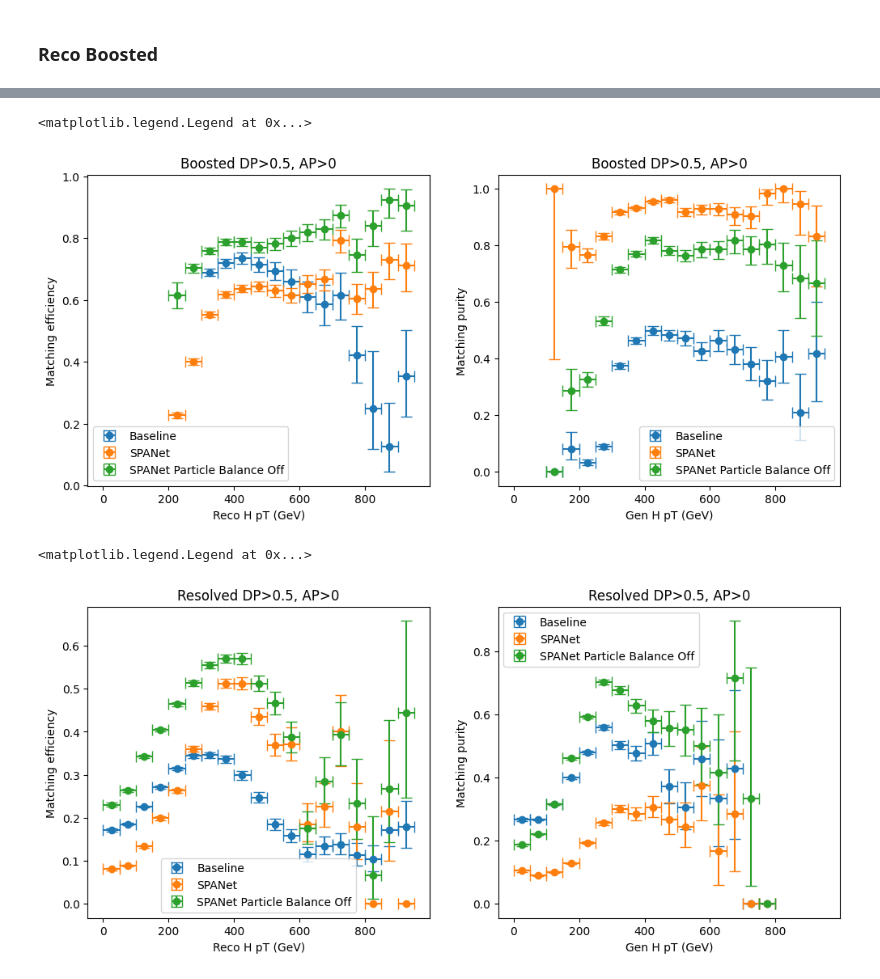
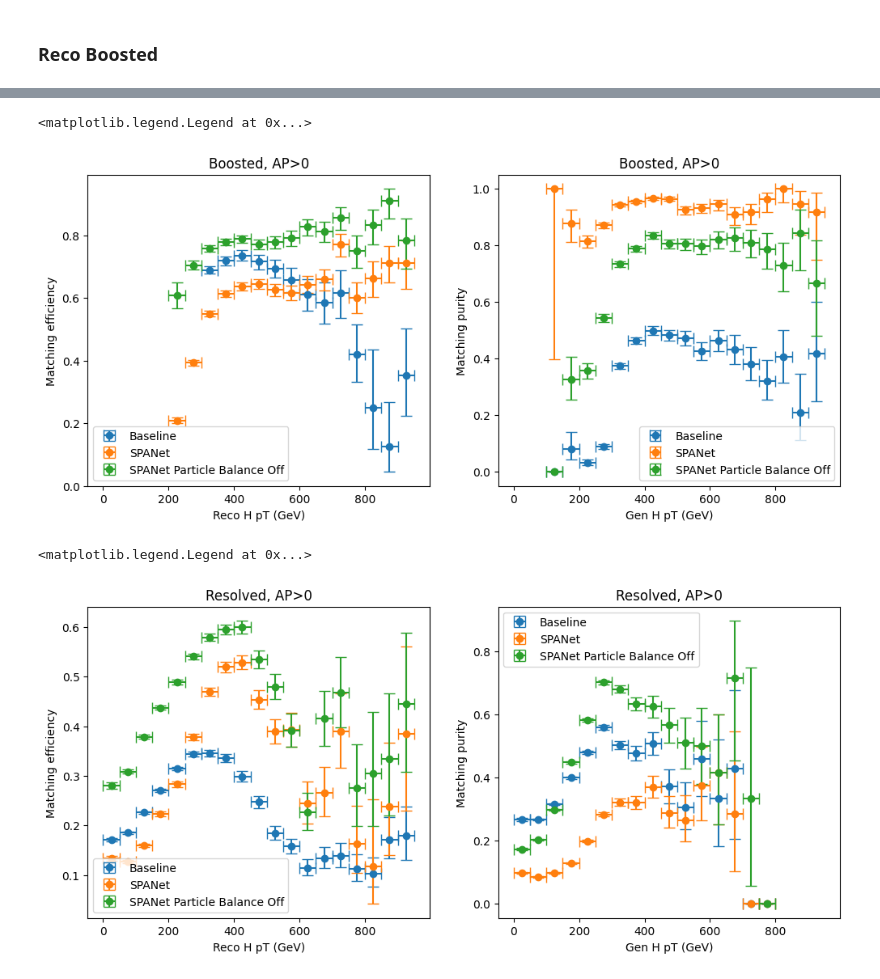
Before and after one commit to ucsd-hep-ex/hhh, a Jupyter notebook: notebooks/dev/Non-cut predictions.ipynb, the cells around one changed output, grey strips where cells are left out. Saved outputs shown, nothing was run; the diff lists cells and outputs as text; code cells hidden in the pictures.

```diff
--- a/notebooks/dev/Non-cut predictions.ipynb
+++ b/notebooks/dev/Non-cut predictions.ipynb
@@ -346,7 +381,7 @@ def gen_target_h_LUT(b1_ps_passed, b2_ps_passed, b1_ts_selected, b2_ts_selected,
         builder.end_list()
     return builder
 # %%
-def parse_resolved_w_target(testfile, predfile, dp_cut=0.5, fjs_reco=None):
+def parse_resolved_w_target(testfile, predfile, fjs_reco=None):
     # h pt
     h1_pt = np.array(testfile['TARGETS']['h1']['pt'])
     h2_pt = np.array(testfile['TARGETS']['h2']['pt'])
@@ -421,9 +456,11 @@ def parse_resolved_w_target(testfile, predfile, dp_cut=0.5, fjs_reco=None):
 
     # convert some numpy arrays to ak arrays
     dps = np.concatenate((dp_h1.reshape(-1, 1), dp_h2.reshape(-1, 1), dp_h3.reshape(-1, 1)), axis=1)
-    dps = ak.Array(dps)
+    # dps = ak.Array(dps)
     aps = np.concatenate((ap_h1.reshape(-1, 1), ap_h2.reshape(-1, 1), ap_h3.reshape(-1, 1)), axis=1)
-    aps = ak.Array(aps)
+    # aps = ak.Array(aps)
+
+    dps = reset_collision_dp(dps, aps)
 
     b1_ps = np.concatenate((b1_h1_p.reshape(-1, 1), b1_h2_p.reshape(-1, 1), b1_h3_p.reshape(-1, 1)), axis=1)
     b1_ps = ak.Array(b1_ps)
@@ -441,7 +478,9 @@ def parse_resolved_w_target(testfile, predfile, dp_cut=0.5, fjs_reco=None):
 
     # select predictions and targets
     b1_ts_selected, b2_ts_selected, targetH_selected_pts, bi_cat_H_selected = sel_target_h_by_mask(b1_ts, b2_ts, h_pts, bi_cat_H, h_masks)
-    b1_ps_selected, b2_ps_selected = sel_pred_h_by_dp(dps, aps, b1_ps, b2_ps, dp_cut=dp_cut)
+    b1_ps_selected, b2_ps_selected = sel_pred_h_by_dp_ap(dps, aps, b1_ps, b2_ps)
+    print(b1_ps_selected)
+    print(b2_ps_selected)
 
     # find jets that are overlapped with reco boosted Higgs
     if fjs_reco is None:
@@ -535,4 +569,4 @@ dp_cut=0.5
 # %%
-LUT_boosted_pred_spanet, LUT_boosted_target_spanet, fjs_reco_spanet = parse_boosted_w_target(test_h5, s_h5, dp_cut=dp_cut)
-LUT_resolved_pred_spanet, LUT_resolved_target_spanet, _ = parse_resolved_w_target(test_h5, s_h5, dp_cut=dp_cut, fjs_reco=None)
-LUT_resolved_wOR_pred_spanet, LUT_resolved_wOR_target_spanet, _ = parse_resolved_w_target(test_h5, s_h5, dp_cut=dp_cut, fjs_reco=fjs_reco_spanet)
+LUT_boosted_pred_spanet, LUT_boosted_target_spanet, fjs_reco_spanet = parse_boosted_w_target(test_h5, s_h5)
+LUT_resolved_pred_spanet, LUT_resolved_target_spanet, _ = parse_resolved_w_target(test_h5, s_h5, fjs_reco=None)
+LUT_resolved_wOR_pred_spanet, LUT_resolved_wOR_target_spanet, _ = parse_resolved_w_target(test_h5, s_h5, fjs_reco=fjs_reco_spanet)
@@ -539,4 +590,4 @@ LUT_resolved_wOR_pred_spanet, LUT_resolved_wOR_target_spanet, _ = parse_resolved
 # %%
-LUT_boosted_pred_pb, LUT_boosted_target_pb, fjs_reco_pb = parse_boosted_w_target(test_h5, pb_h5, dp_cut=dp_cut)
-LUT_resolved_pred_pb, LUT_resolved_target_pb, _ = parse_resolved_w_target(test_h5, pb_h5, dp_cut=dp_cut, fjs_reco=None)
-LUT_resolved_wOR_pred_pb, LUT_resolved_wOR_target_pb, _ = parse_resolved_w_target(test_h5, pb_h5, dp_cut=dp_cut, fjs_reco=fjs_reco_pb)
+LUT_boosted_pred_pb, LUT_boosted_target_pb, fjs_reco_pb = parse_boosted_w_target(test_h5, pb_h5)
+LUT_resolved_pred_pb, LUT_resolved_target_pb, _ = parse_resolved_w_target(test_h5, pb_h5, fjs_reco=None)
+LUT_resolved_wOR_pred_pb, LUT_resolved_wOR_target_pb, _ = parse_resolved_w_target(test_h5, pb_h5, fjs_reco=fjs_reco_pb)
@@ -543,4 +611,4 @@ LUT_resolved_wOR_pred_pb, LUT_resolved_wOR_target_pb, _ = parse_resolved_w_targe
 # %%
-LUT_boosted_pred_base, LUT_boosted_target_base, fjs_reco_base = parse_boosted_w_target(test_h5, b_h5, dp_cut=dp_cut)
-LUT_resolved_pred_base, LUT_resolved_target_base, _ = parse_resolved_w_target(test_h5, b_h5, dp_cut=dp_cut, fjs_reco=None)
-LUT_resolved_wOR_pred_base, LUT_resolved_wOR_target_base, _ = parse_resolved_w_target(test_h5, b_h5, dp_cut=dp_cut, fjs_reco=fjs_reco_base)
+LUT_boosted_pred_base, LUT_boosted_target_base, fjs_reco_base = parse_boosted_w_target(test_h5, b_h5)
+LUT_resolved_pred_base, LUT_resolved_target_base, _ = parse_resolved_w_target(test_h5, b_h5, fjs_reco=None)
+LUT_resolved_wOR_pred_base, LUT_resolved_wOR_target_base, _ = parse_resolved_w_target(test_h5, b_h5, fjs_reco=fjs_reco_base)
@@ -591,13 +676,13 @@ ax[1].errorbar(x=bin_centers, y=pur_b, xerr=xerr, yerr=purerr_b, fmt='o', capsiz
 ax[1].errorbar(x=bin_centers, y=pur_s, xerr=xerr, yerr=purerr_s, fmt='o', capsize=5, label='SPANet')
 ax[1].errorbar(x=bin_centers, y=pur_pb, xerr=xerr, yerr=purerr_pb, fmt='o', capsize=5, label='SPANet Particle Balance Off')
 
-ax[0].set(xlabel=r"Reco H pT (GeV)", ylabel=r"Matching efficiency", title=f"Boosted DP>{dp_cut}, AP>0")
-ax[1].set(xlabel=r"Gen H pT (GeV)", ylabel=r"Matching purity", title=f"Boosted DP>{dp_cut}, AP>0")
+ax[0].set(xlabel=r"Reco H pT (GeV)", ylabel=r"Matching efficiency", title=f"Boosted, AP>0")
+ax[1].set(xlabel=r"Gen H pT (GeV)", ylabel=r"Matching purity", title=f"Boosted, AP>0")
 ax[0].legend()
 ax[1].legend()
 # %% [output]
 <matplotlib.legend.Legend at 0x...>
-[figure, old version]
+[figure, new version]
 # %%
 eff_s, efferr_s = calc_eff(None, LUT_resolved_pred_spanet, bins)
 pur_s, purerr_s = calc_pur(None, LUT_resolved_target_spanet, bins)
@@ -610,18 +695,18 @@ pur_pb, purerr_pb = calc_pur(None, LUT_resolved_target_pb, bins)
 # %%
 fig, ax = plt.subplots(1, 2, figsize=(12, 5))
 
 ax[0].errorbar(x=bin_centers, y=eff_b, xerr=xerr, yerr=efferr_b, fmt='o', capsize=5, label='Baseline')
 ax[0].errorbar(x=bin_centers, y=eff_s, xerr=xerr, yerr=efferr_s, fmt='o', capsize=5, label='SPANet')
 ax[0].errorbar(x=bin_centers, y=eff_pb, xerr=xerr, yerr=efferr_pb, fmt='o', capsize=5, label='SPANet Particle Balance Off')
 
 ax[1].errorbar(x=bin_centers, y=pur_b, xerr=xerr, yerr=purerr_b, fmt='o', capsize=5, label='Baseline')
 ax[1].errorbar(x=bin_centers, y=pur_s, xerr=xerr, yerr=purerr_s, fmt='o', capsize=5, label='SPANet')
 ax[1].errorbar(x=bin_centers, y=pur_pb, xerr=xerr, yerr=purerr_pb, fmt='o', capsize=5, label='SPANet Particle Balance Off')
 
-ax[0].set(xlabel=r"Reco H pT (GeV)", ylabel=r"Matching efficiency", title=f"Resolved DP>{dp_cut}, AP>0")
-ax[1].set(xlabel=r"Gen H pT (GeV)", ylabel=r"Matching purity", title=f"Resolved DP>{dp_cut}, AP>0")
+ax[0].set(xlabel=r"Reco H pT (GeV)", ylabel=r"Matching efficiency", title=f"Resolved, AP>0")
+ax[1].set(xlabel=r"Gen H pT (GeV)", ylabel=r"Matching purity", title=f"Resolved, AP>0")
 ax[0].legend()
 ax[1].legend()
 # %% [output]
 <matplotlib.legend.Legend at 0x...>
-[figure, old version]
+[figure, new version]
```
Also changed, not shown: parts of 13 cells of this notebook.
